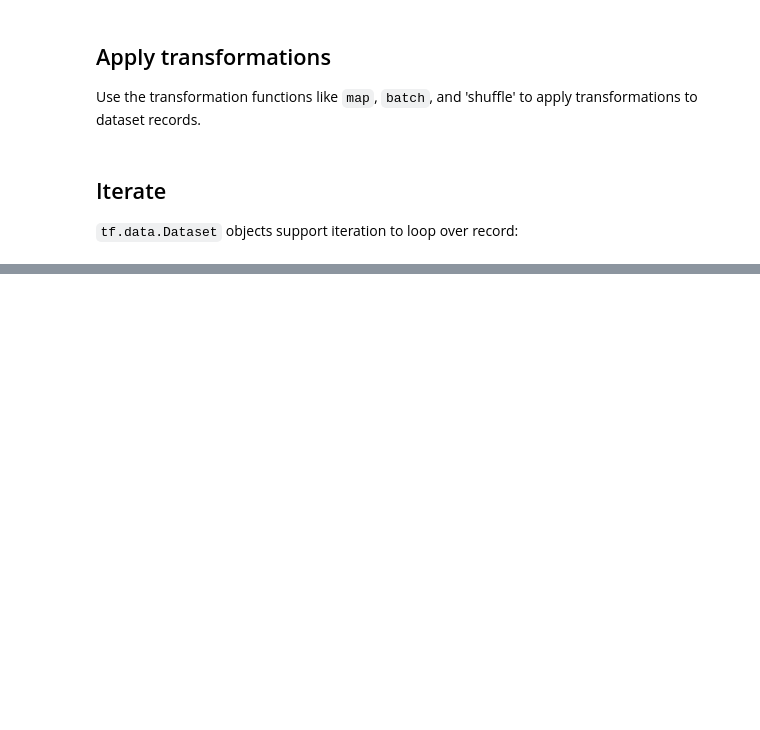
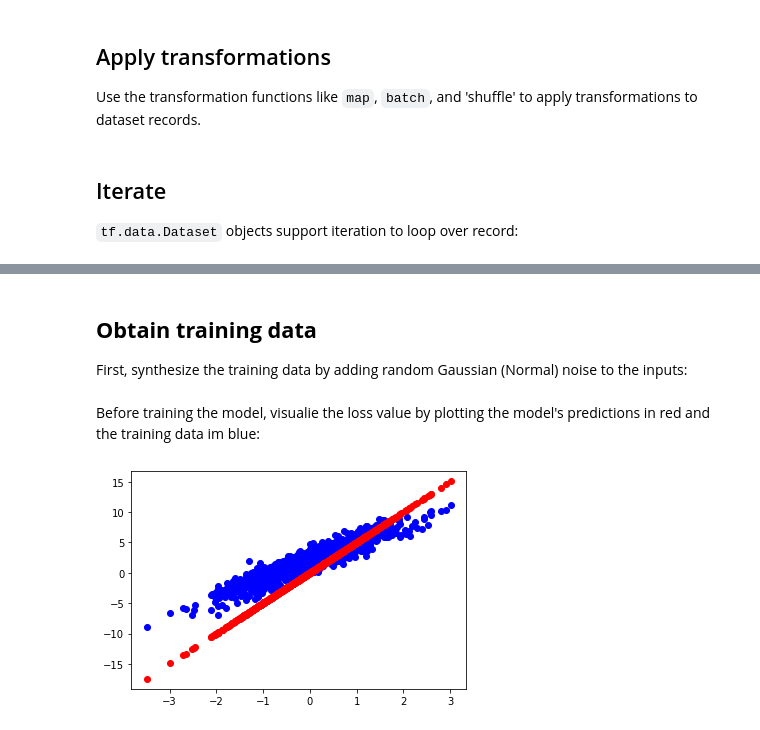
Before and after one commit to nigoda/machine_learning, a Jupyter notebook: 32_TensorFlow_customization.ipynb, the cells around one changed output, grey strips where cells are left out. Saved outputs shown, nothing was run; the diff lists cells and outputs as text; code cells hidden in the pictures; blank space fills up the shorter version.

```diff
--- a/32_TensorFlow_customization.ipynb
+++ b/32_TensorFlow_customization.ipynb
@@ -186,0 +388,13 @@ tf.Tensor([b'  Line 3' b'    '], shape=(2,), dtype=string)
+# %%
+x = tf.Variable(1.0) # Create a Tensorflow variable initialized to 1.0
+
+with tf.GradientTape() as t:
+  with tf.GradientTape() as t2:
+    y = x * x * x
+    # Compute the gradient inside the 't' context manager
+    # which mean the gradient computation if differentiable as well.
+    dy_dx = t2.gradient(y, x)
+d2y_dx2 = t.gradient(dy_dx, x)
+
+assert dy_dx.numpy() == 3.0
+assert d2y_dx2.numpy() == 6.0
@@ -186,0 +454,34 @@ tf.Tensor([b'  Line 3' b'    '], shape=(2,), dtype=string)
+# %%
+# This computes a single loss value for an entire batch
+def loss(target_y, predicted_y):
+  return tf.reduce_mean(tf.square(target_y - predicted_y))
+# %% [markdown]
+## **Obtain training data**
+First, synthesize the training data by adding random Gaussian (Normal) noise to the inputs:
+# %%
+# The actual line
+TRUE_W = 3.0
+TRUE_B = 2.0
+
+NUM_EXAMPLES = 1000
+
+# A vector of random x values
+x = tf.random.normal(shape=[NUM_EXAMPLES])
+
+# Generate some noise
+noise = tf.random.normal(shape=[NUM_EXAMPLES])
+
+# Calculate y
+y = x * TRUE_W + TRUE_B + noise
+# %% [markdown]
+Before training the model, visualie the loss value by plotting the model's predictions in red and the training data im blue:
+# %%
+import matplotlib.pyplot as plt
+
+plt.scatter(x, y, c = 'b')
+plt.scatter(x, model(x), c = 'r')
+plt.show()
+
+print('Current loss: %1.6f' % loss(model(x), y).numpy())
+# %% [output]
+[figure, added]
```
Also changed, not shown: parts of 31 cells of this notebook.
